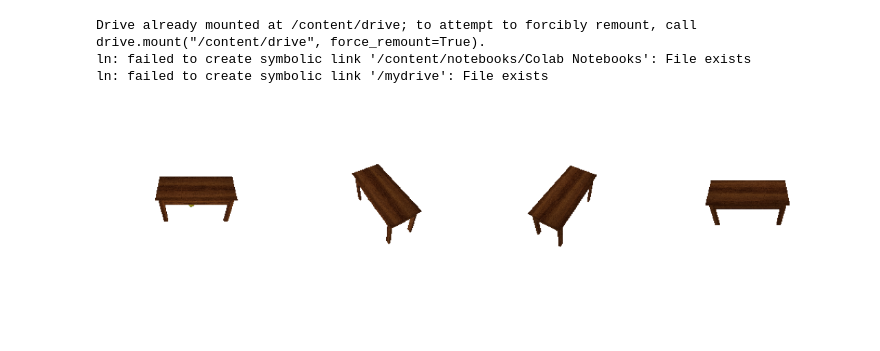
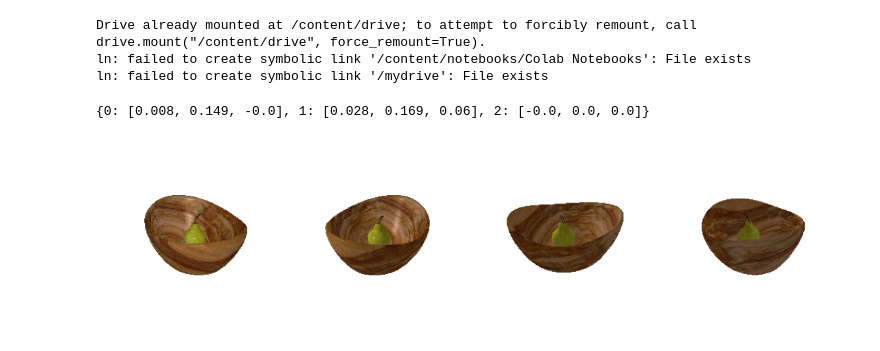
Before and after one commit to rosshalpin/clip-guided-scene-arrangement, a Jupyter notebook: Rllib_MultiAgent.ipynb, the cells around one changed output. Cells and saved outputs as stored; diff of their text form; code cells hidden in the pictures.

Commit message:
Random input is now yielding success

```diff
--- a/Rllib_MultiAgent.ipynb
+++ b/Rllib_MultiAgent.ipynb
@@ -145,7 +166,7 @@ class Scene():
 
   @property
   def _lights(self):
-    return PointLights(device=device, location=[[0.0, 5.0, 7.0]])
+    return PointLights(device=device, location=[[0.0, 2.0, 4.0]])
     # return AmbientLights(device=self.device)
 
   @property
@@ -176,7 +197,7 @@ from copy import deepcopy
 from itertools import product
 
 DIRECTIONS = list(product(range(-1, 2), repeat=3))
-mod = 0.3
+mod = 0.02
 ALL_DIRECTIONS = [[a * mod for a in b] for b in DIRECTIONS]
 ACTIONS_MAP = {
   i: ALL_DIRECTIONS[i] for i in range(len(ALL_DIRECTIONS))
@@ -184,18 +205,17 @@ ACTIONS_MAP = {
 
 CAMERA_CONFIG = {
   'azim': torch.linspace(0, 180, 4),
-  'elev': [50],
-  'dist': 20.0
+  'elev': [30],
+  'dist': 5
 }
 
-GUIDE = "Pieces of fruit on top of a wooden table"
+GUIDE = "A bowl of fruit"
 
 # Set paths
 DATA_DIR = '/content/drive/My Drive/DissertationProject_v0.0/data'
 
 
 def load_mesh(input_path) -> Meshes:
-
   obj_filename = os.path.join(DATA_DIR, input_path)
   return load_objs_as_meshes([obj_filename], device=device)
 
@@ -362,16 +473,33 @@ basic_multi_agent = BasicMultiAgent(20)
+# %%
+from torch import cuda
+cuda.empty_cache()
+
+basic_multi_agent = BasicMultiAgent(discrete=True)
+
+cuda.empty_cache()
 # %%
+cuda.empty_cache()
 obs = basic_multi_agent.reset()
 
 # for i in range(basic_multi_agent.limit):
-for i in range(30):
-  obs, rew, done, info = basic_multi_agent.step({i: basic_multi_agent.action_space.sample() for i in range(len(basic_multi_agent.input_objs))})
-  print(rew)
+for i in range(300):
+  obs, rew, done, info = basic_multi_agent.step({i: basic_multi_agent.action_space.sample() for i in range(len(basic_multi_agent.agents))})
   if all(done):
     break
+
+cuda.empty_cache()
+# %%
+basic_multi_agent.best_obs
+# %% [output]
+{0: [0.008, 0.149, -0.0], 1: [0.028, 0.169, 0.06], 2: [-0.0, 0.0, 0.0]}
 # %%
+copy_obs = deepcopy(obs)
+copy_obs[len(obs)] = [0.,0.,0.]
+
 images, scene = get_scene(basic_multi_agent.input_objs, basic_multi_agent.best_obs)
+cuda.empty_cache()
 image_grid(images, rows=1, cols=4, rgb=True)
 # %% [output]
-[figure, old version]
+[figure, new version]
 # %%
 plot_batch_individually(scene)
```
Also changed, not shown: parts of 29 cells of this notebook.
